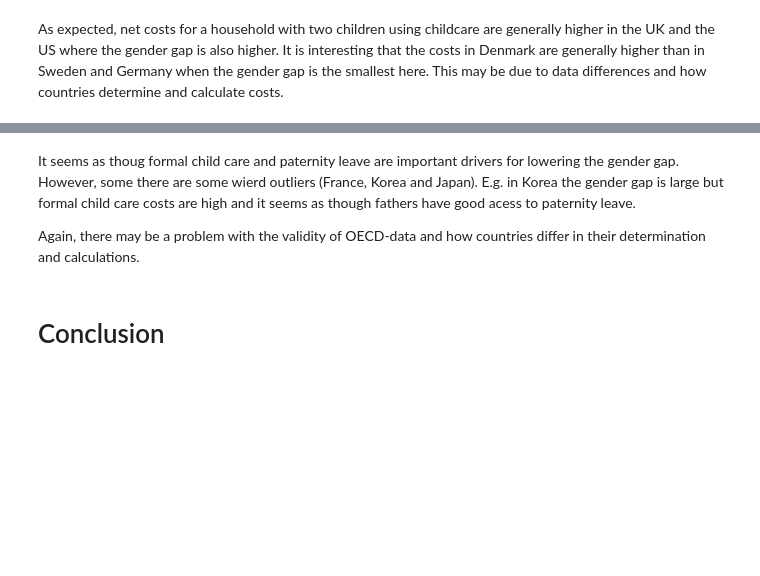
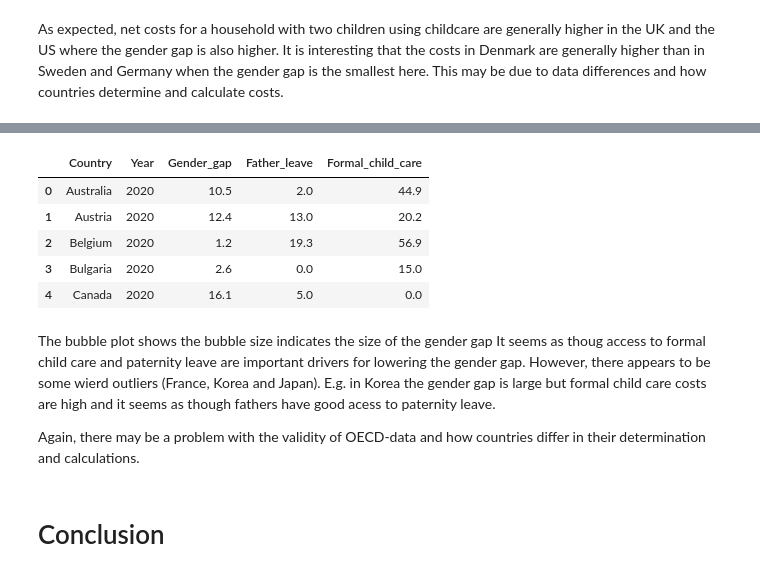
Before and after one commit to NumEconCopenhagen/projects-2023-aca, a Jupyter notebook: dataproject/dataproject.ipynb, the cells around one changed output, grey strips where cells are left out. Saved outputs shown, nothing was run; the diff lists cells and outputs as text; code cells hidden in the pictures; blank space fills up the shorter version.

```diff
--- a/dataproject/dataproject.ipynb
+++ b/dataproject/dataproject.ipynb
@@ -369,7 +386,17 @@ df_merged = pd.merge(df_merged, df_fam13_2020, on=['Country','Year'], how='outer
 # %%
 # Drop observations where gender gap is NaN
 df_merged = df_merged.round(1)
 df_merged.fillna(0, inplace=True)
 index_to_drop = df_merged[df_merged['Gender_gap'] == 0].index
 df_merged = df_merged.drop(index=index_to_drop)
+
+# Displaying the merged data set
+df_merged.head()
+# %% [output]
+|  | Country | Year | Gender_gap | Father_leave | Formal_child_care |
+| 0 | Australia | 2020 | 10.5 | 2.0 | 44.9 |
+| 1 | Austria | 2020 | 12.4 | 13.0 | 20.2 |
+| 2 | Belgium | 2020 | 1.2 | 19.3 | 56.9 |
+| 3 | Bulgaria | 2020 | 2.6 | 0.0 | 15.0 |
+| 4 | Canada | 2020 | 16.1 | 5.0 | 0.0 |
 # %%
@@ -409,6 +436,7 @@ fig.update_layout(
 fig.show()
 # %% [markdown]
-It seems as thoug formal child care and paternity leave are important drivers for lowering the gender gap. However, some there are some wierd outliers  (France, Korea and Japan). E.g. in Korea the gender gap is large but formal child care costs are high and it seems as though fathers have good acess to paternity leave.
+The bubble plot shows the bubble size indicates the size of the gender gap
+It seems as thoug access to formal child care and paternity leave are important drivers for lowering the gender gap. However, there appears to be some wierd outliers (France, Korea and Japan). E.g. in Korea the gender gap is large but formal child care costs are high and it seems as though fathers have good acess to paternity leave.
 
 Again, there may be a problem with the validity of OECD-data and how countries differ in their determination and calculations.
 # %% [markdown]
```
Also changed, not shown: parts of 15 cells of this notebook.
